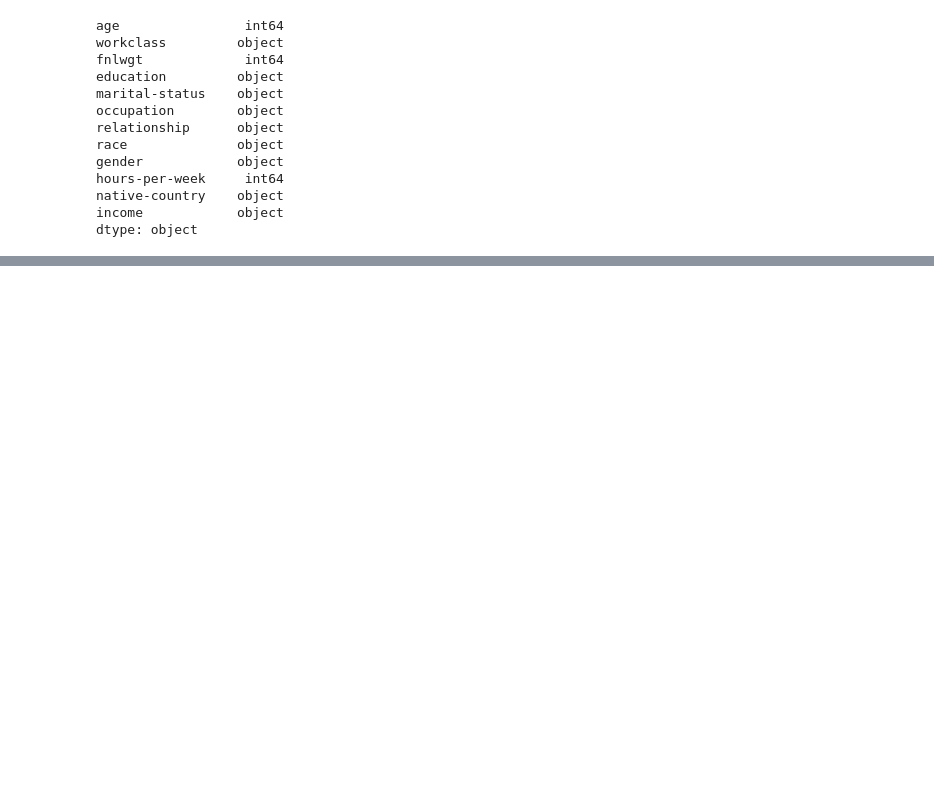
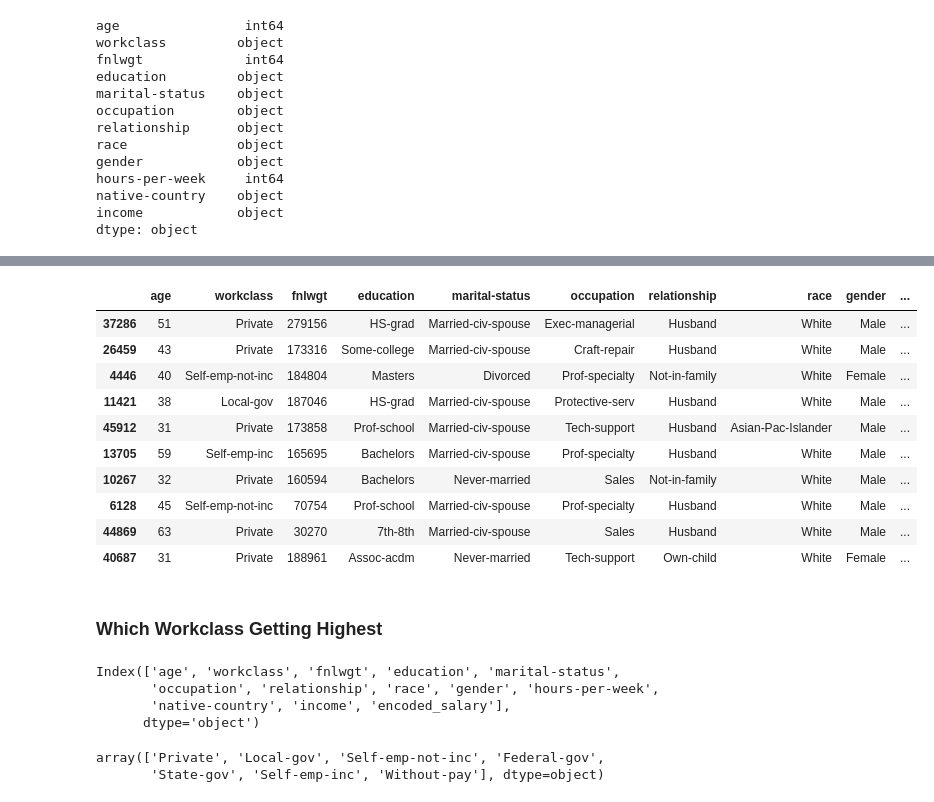
Before and after one commit to VISathish/Data_Analysis_Basic_Projects, a Jupyter notebook: Adult_Income/Adult_Income.ipynb, the cells around one changed output, grey strips where cells are left out. Drawn from its saved outputs; the diff is of its cells as text; code cells hidden in the pictures; blank space fills up the shorter version.

```diff
--- a/Adult_Income/Adult_Income.ipynb
+++ b/Adult_Income/Adult_Income.ipynb
@@ -487,0 +526,8 @@ array([25, 38, 28, 44, 34, 63, 24, 55, 65, 36, 26, 48, 43, 20, 37, 45, 22,
+# %%
+def income_data(income):
+    if income=="<=50K":
+        return 0
+    else:
+        return 1
+# %%
+df['encoded_salary']=df['income'].apply(income_data)
@@ -487,0 +539,30 @@ array([25, 38, 28, 44, 34, 63, 24, 55, 65, 36, 26, 48, 43, 20, 37, 45, 22,
+# %%
+df.replace(to_replace=['<=50K', '>50K'],value=[0,1],inplace=True)
+# %%
+df.sample(10)
+# %% [output]
+|  | age | workclass | fnlwgt | education | marital-status | occupation | relationship | race | gender | ... |
+| 37286 | 51 | Private | 279156 | HS-grad | Married-civ-spouse | Exec-managerial | Husband | White | Male | ... |
+| 26459 | 43 | Private | 173316 | Some-college | Married-civ-spouse | Craft-repair | Husband | White | Male | ... |
+| 4446 | 40 | Self-emp-not-inc | 184804 | Masters | Divorced | Prof-specialty | Not-in-family | White | Female | ... |
+| 11421 | 38 | Local-gov | 187046 | HS-grad | Married-civ-spouse | Protective-serv | Husband | White | Male | ... |
+| 45912 | 31 | Private | 173858 | Prof-school | Married-civ-spouse | Tech-support | Husband | Asian-Pac-Islander | Male | ... |
+| 13705 | 59 | Self-emp-inc | 165695 | Bachelors | Married-civ-spouse | Prof-specialty | Husband | White | Male | ... |
+| 10267 | 32 | Private | 160594 | Bachelors | Never-married | Sales | Not-in-family | White | Male | ... |
+| 6128 | 45 | Self-emp-not-inc | 70754 | Prof-school | Married-civ-spouse | Prof-specialty | Husband | White | Male | ... |
+| 44869 | 63 | Private | 30270 | 7th-8th | Married-civ-spouse | Sales | Husband | White | Male | ... |
+| 40687 | 31 | Private | 188961 | Assoc-acdm | Never-married | Tech-support | Own-child | White | Female | ... |
+# %% [markdown]
+### Which Workclass Getting Highest
+# %%
+df.columns
+# %% [output]
+Index(['age', 'workclass', 'fnlwgt', 'education', 'marital-status',
+       'occupation', 'relationship', 'race', 'gender', 'hours-per-week',
+       'native-country', 'income', 'encoded_salary'],
+      dtype='object')
+# %%
+x=df['workclass'].unique()
+# %% [output]
+array(['Private', 'Local-gov', 'Self-emp-not-inc', 'Federal-gov',
+       'State-gov', 'Self-emp-inc', 'Without-pay'], dtype=object)
```
Also changed, not shown: parts of 22 cells of this notebook.
